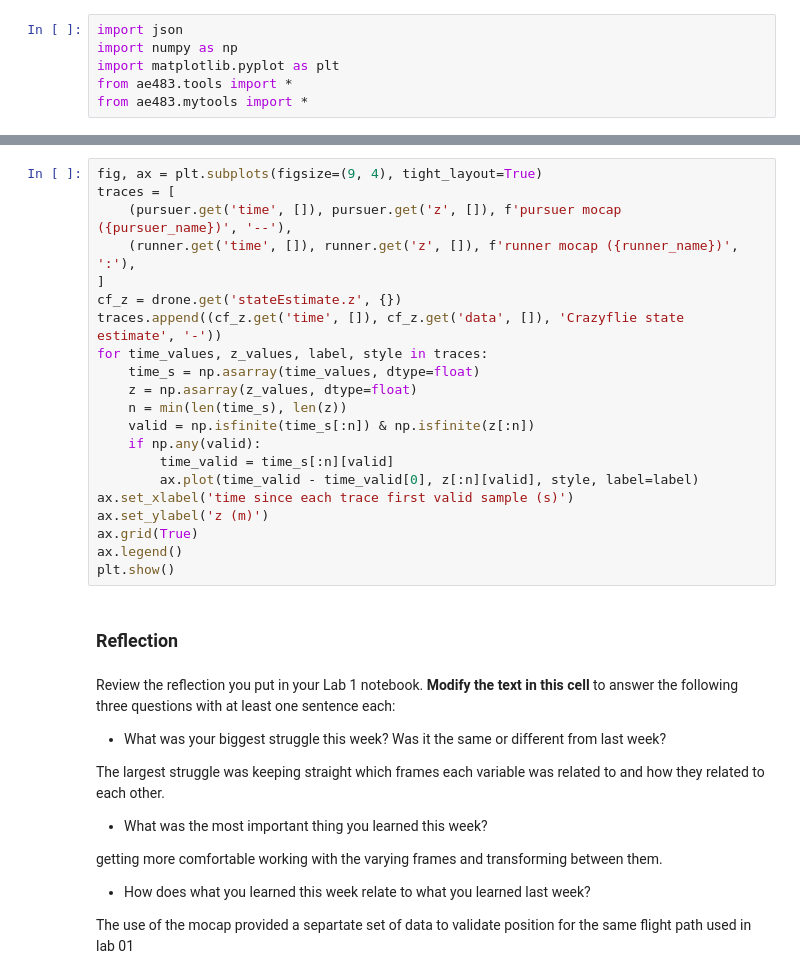
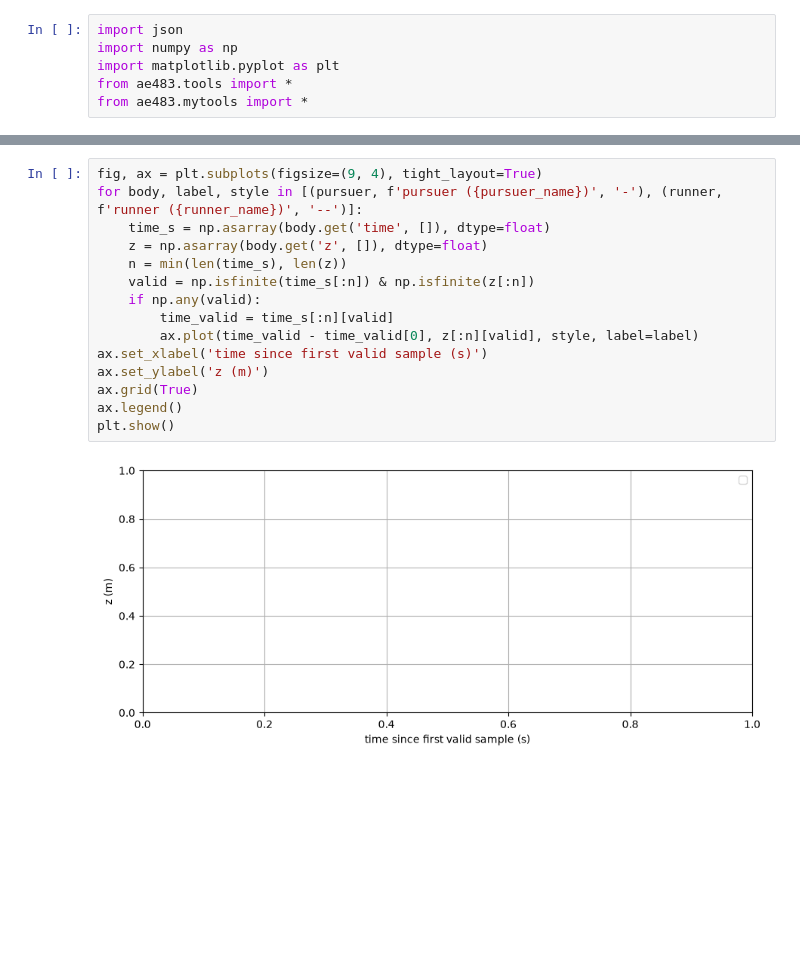
Before and after one commit to Landon-Lopez57/AE483-Pursuit-Drone, a Jupyter notebook: crazyflie-client/Project-mocap-pull/analysis.ipynb, the cells around one changed output, grey strips where cells are left out. Drawn from its saved outputs; the diff is of its cells as text; blank space fills up the shorter version.

```diff
--- a/crazyflie-client/Project-mocap-pull/analysis.ipynb
+++ b/crazyflie-client/Project-mocap-pull/analysis.ipynb
@@ -81,36 +72,17 @@ Plot the Crazyflie's estimated height and both mocap heights over their respecti
 # %%
 fig, ax = plt.subplots(figsize=(9, 4), tight_layout=True)
-traces = [
-    (pursuer.get('time', []), pursuer.get('z', []), f'pursuer mocap ({pursuer_name})', '--'),
-    (runner.get('time', []), runner.get('z', []), f'runner mocap ({runner_name})', ':'),
-]
-cf_z = drone.get('stateEstimate.z', {})
-traces.append((cf_z.get('time', []), cf_z.get('data', []), 'Crazyflie state estimate', '-'))
-for time_values, z_values, label, style in traces:
-    time_s = np.asarray(time_values, dtype=float)
-    z = np.asarray(z_values, dtype=float)
+for body, label, style in [(pursuer, f'pursuer ({pursuer_name})', '-'), (runner, f'runner ({runner_name})', '--')]:
+    time_s = np.asarray(body.get('time', []), dtype=float)
+    z = np.asarray(body.get('z', []), dtype=float)
     n = min(len(time_s), len(z))
     valid = np.isfinite(time_s[:n]) & np.isfinite(z[:n])
     if np.any(valid):
         time_valid = time_s[:n][valid]
         ax.plot(time_valid - time_valid[0], z[:n][valid], style, label=label)
-ax.set_xlabel('time since each trace first valid sample (s)')
+ax.set_xlabel('time since first valid sample (s)')
 ax.set_ylabel('z (m)')
 ax.grid(True)
 ax.legend()
 plt.show()
+# %% [output]
+[figure, added]
-# %% [markdown]
-### Reflection
-# %% [markdown]
-Review the reflection you put in your Lab 1 notebook. **Modify the text in this cell** to answer the following three questions with at least one sentence each:
-* What was your biggest struggle this week? Was it the same or different from last week?
-
-The largest struggle was keeping straight which frames each variable was related to and how they related to each other.
-
-* What was the most important thing you learned this week?
-
-getting more comfortable working with the varying frames and transforming between them.
-
-* How does what you learned this week relate to what you learned last week?
-
-The use of the mocap provided a separtate set of data to validate position for the same flight path used in lab 01
```
Also changed, not shown: parts of 7 cells of this notebook, 3 other files.
